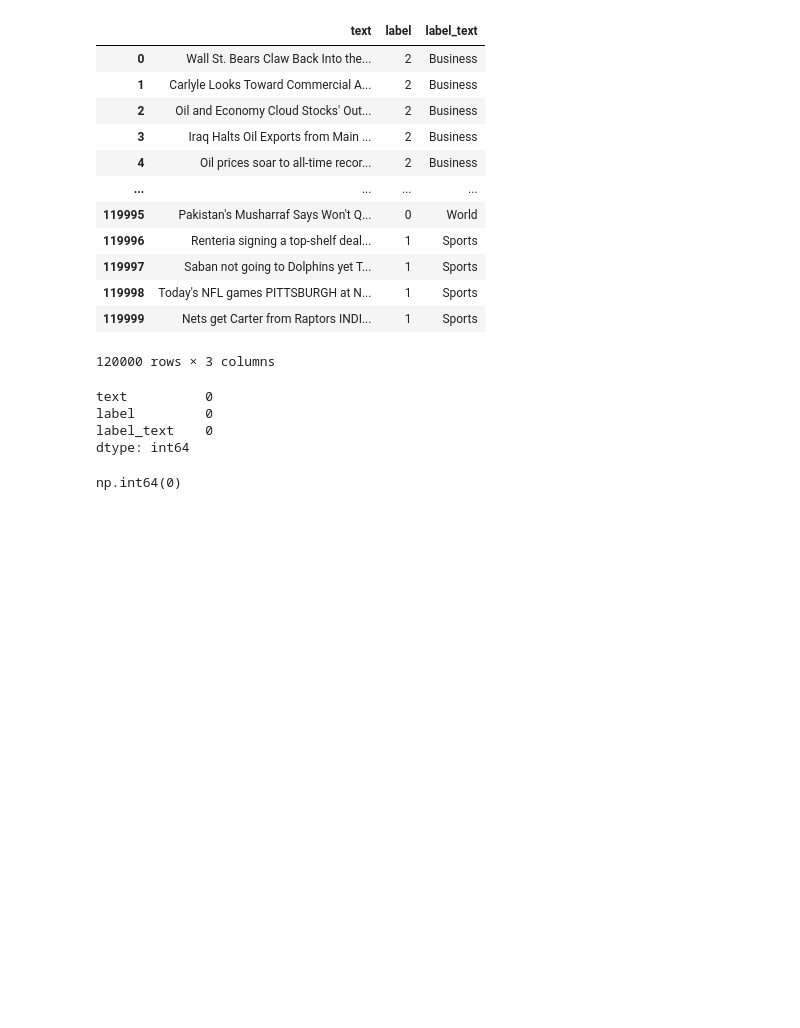
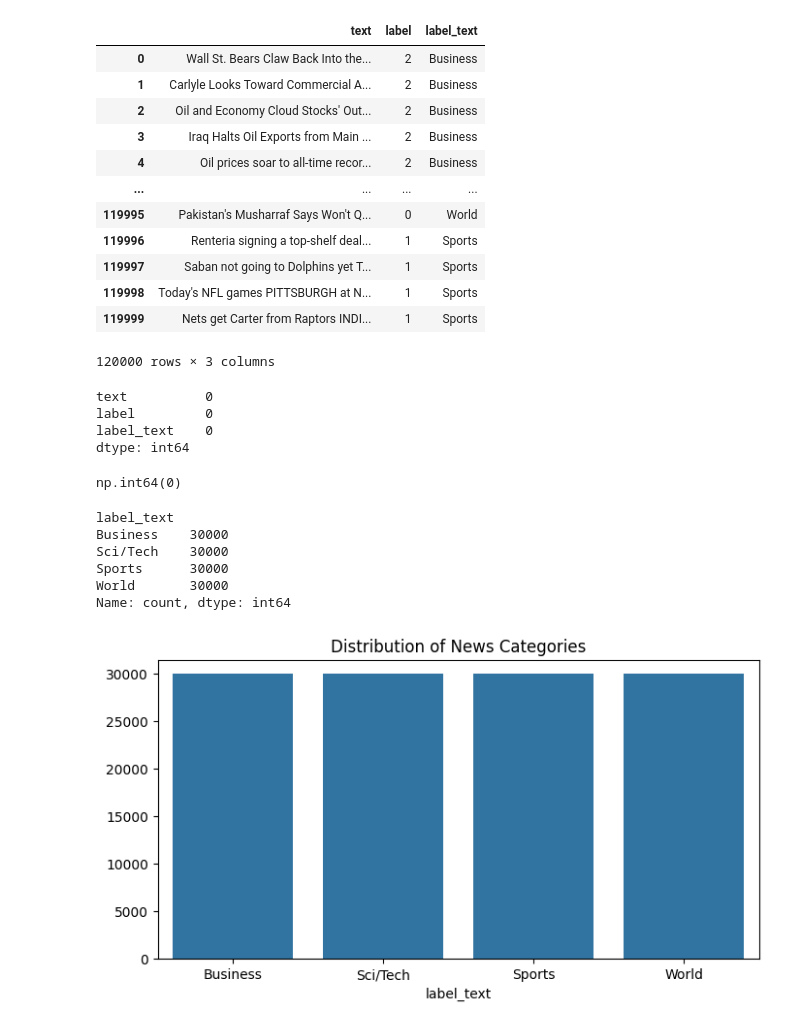
Before and after one commit to epsilon403/News-Classifier, a Jupyter notebook: data.ipynb, the cells around one changed output. Cells and saved outputs as stored; diff of their text form; code cells hidden in the pictures; blank space fills up the shorter version.

Commit message:
adding the visualisation

```diff
--- a/data.ipynb
+++ b/data.ipynb
@@ -35,4 +35,24 @@ dtype: int64
 df_train.duplicated().sum()
 # %% [output]
 np.int64(0)
+# %%
+import matplotlib.pyplot as plt
+import seaborn as sns
+
+
+label_counts = df_train['label_text'].value_counts()
+print(label_counts)
+
+plt.figure(figsize=(8,4))
+sns.barplot(x=label_counts.index, y=label_counts.values)
+plt.title("Distribution of News Categories")
+plt.show()
+# %% [output]
+label_text
+Business    30000
+Sci/Tech    30000
+Sports      30000
+World       30000
+Name: count, dtype: int64
+[figure, added]
 # %%
```
Also changed, not shown: parts of 1 cell of this notebook.
